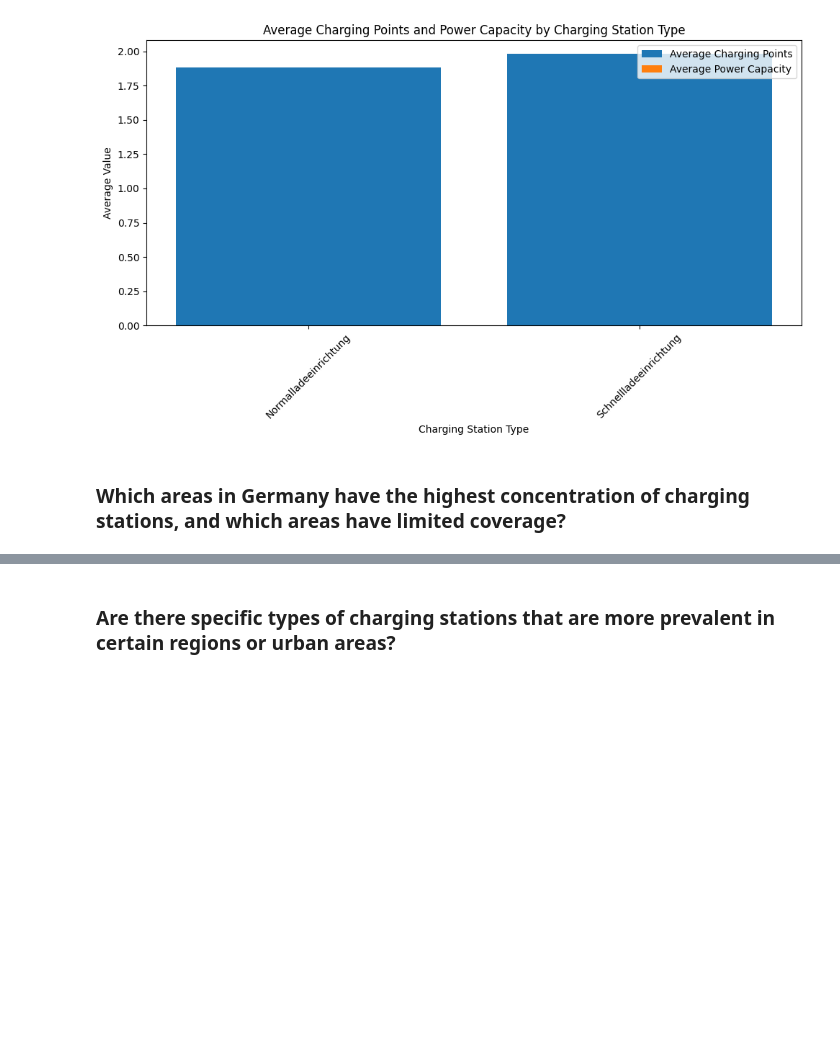
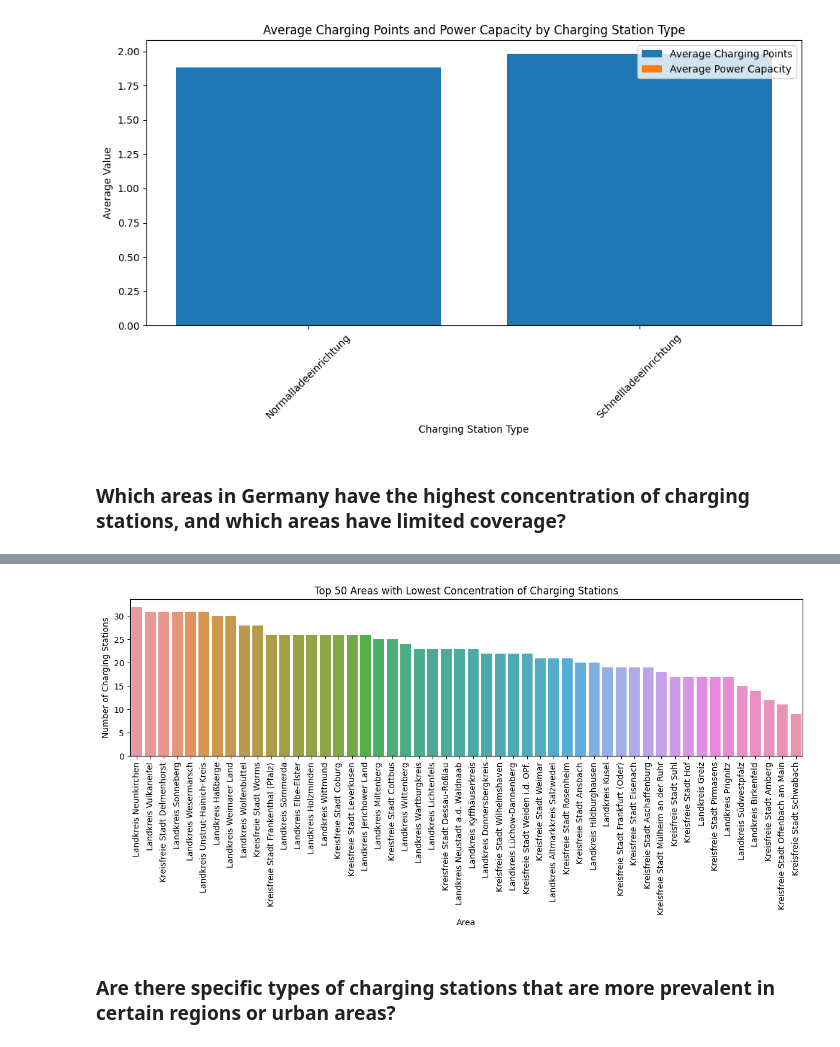
Before and after one commit to mdhasanai/2023-amse-template, a Jupyter notebook: project/report.ipynb, the cells around one changed output, grey strips where cells are left out. Drawn from its saved outputs; the diff is of its cells as text; code cells hidden in the pictures; blank space fills up the shorter version.

```diff
--- a/project/report.ipynb
+++ b/project/report.ipynb
@@ -140,24 +137,23 @@ pio.show(fig)
 # %%
-# finding data
+import seaborn as sns
+import matplotlib.pyplot as plt
+
+# Finding data
 charging_station_counts = merged_df['Kreis/kreisfreie Stadt'].value_counts()
-# specify the number of top areas
+# Specify the number of bottom areas
 bottom_n = 50
 bottom_n_areas = charging_station_counts.tail(bottom_n)
 
-# Create bar chart trace
-bar_trace = go.Bar(x=bottom_n_areas.index, y=bottom_n_areas.values,)
-
-# Create layout
-layout = go.Layout(
-    title=f"Top {bottom_n} Areas with Lowest Concentration of Charging Stations",
-    xaxis=dict(title='Area'),
-    yaxis=dict(title='Number of Charging Stations'),
-)
-
-# Create figure
-fig = go.Figure(data=[bar_trace], layout=layout)
-
-# Render and display the plot
-pio.show(fig)
+# Create bar plot using seaborn to plot
+plt.figure(figsize=(12, 6))
+sns.barplot(x=bottom_n_areas.index, y=bottom_n_areas.values)
+plt.title(f"Top {bottom_n} Areas with Lowest Concentration of Charging Stations")
+plt.xlabel('Area')
+plt.ylabel('Number of Charging Stations')
+plt.xticks(rotation=90)
+plt.tight_layout()
+plt.show()
+# %% [output]
+[figure, added]
 # %% [markdown]
 ### Are there specific types of charging stations that are more prevalent in certain regions or urban areas?
```
Also changed, not shown: parts of 3 cells of this notebook.
